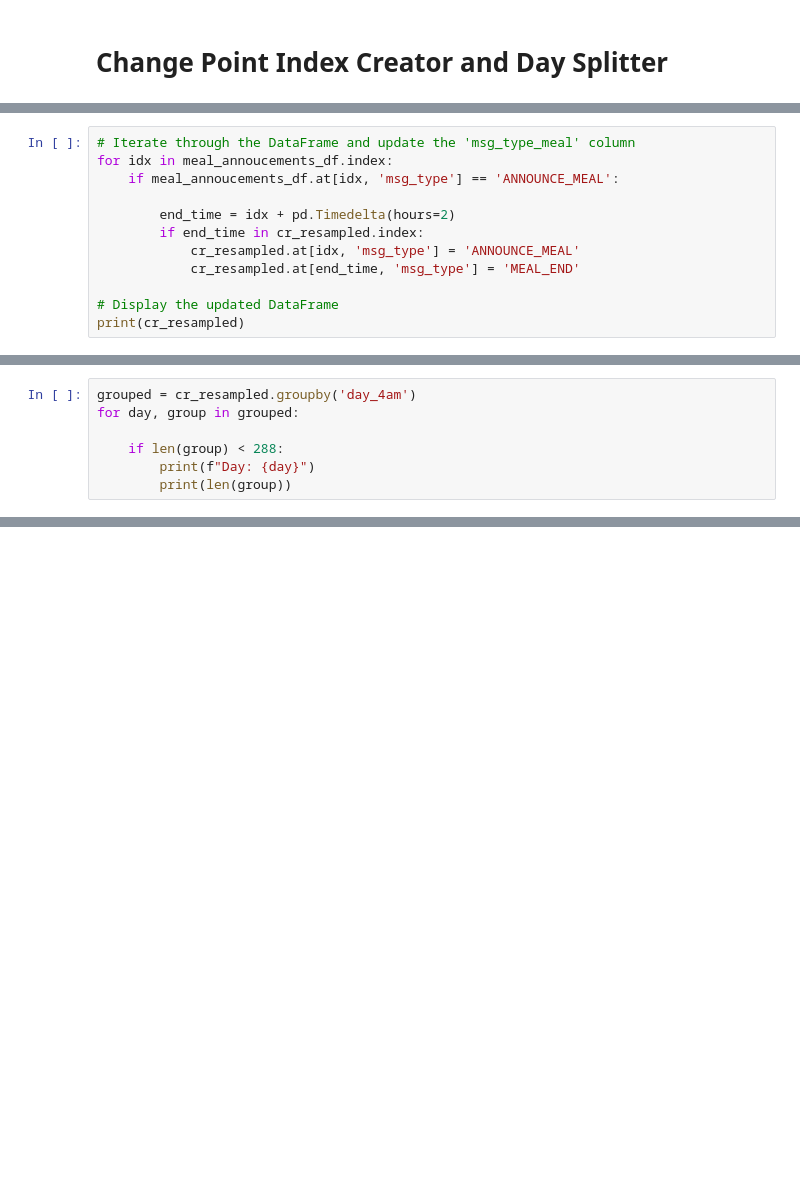
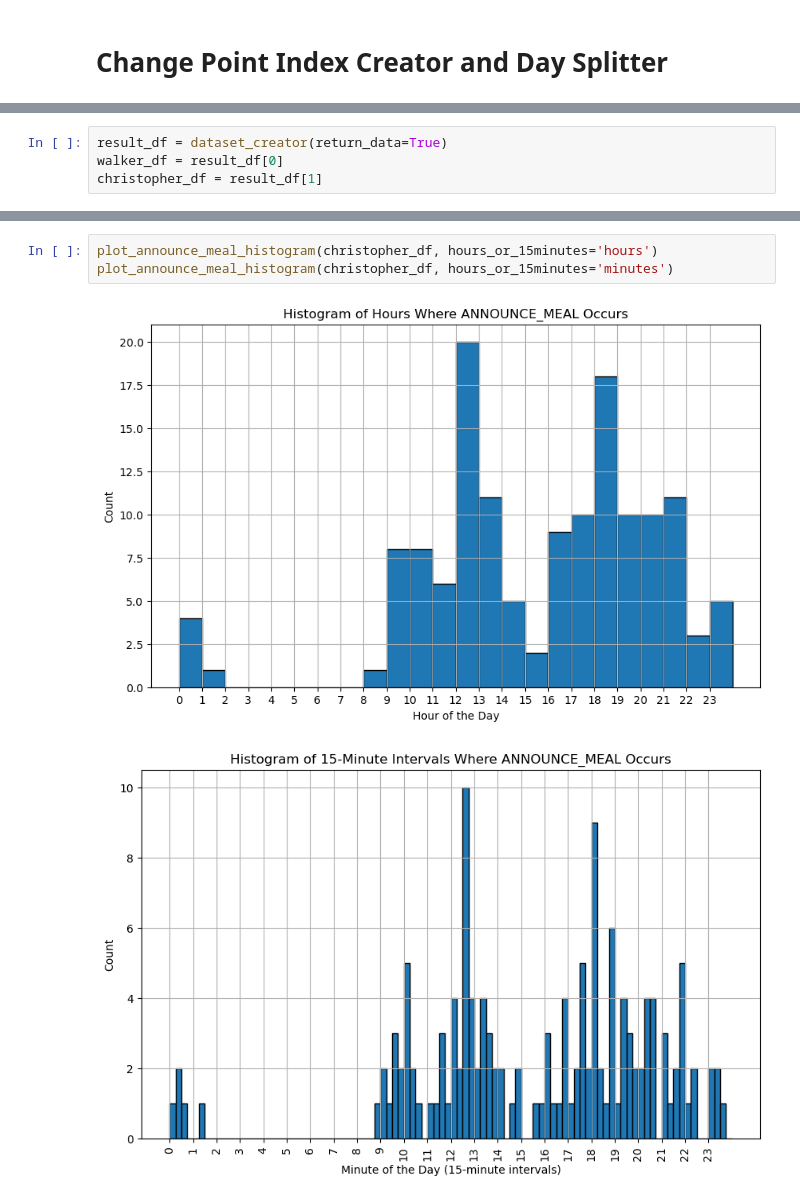
Before and after one commit to RobotPsychologist/bg_control, a Jupyter notebook: 0_meal_identification/meal_identification/notebooks/1.01-cjr-change-point-index-creator.ipynb, the cells around one changed output, grey strips where cells are left out. Cells and saved outputs as stored; diff of their text form; blank space fills up the shorter version.

```diff
--- a/0_meal_identification/meal_identification/notebooks/1.01-cjr-change-point-index-creator.ipynb
+++ b/0_meal_identification/meal_identification/notebooks/1.01-cjr-change-point-index-creator.ipynb
@@ -177,12 +2,0 @@ date
-# %%
-# Iterate through the DataFrame and update the 'msg_type_meal' column
-for idx in meal_annoucements_df.index:
-    if meal_annoucements_df.at[idx, 'msg_type'] == 'ANNOUNCE_MEAL':
-
-        end_time = idx + pd.Timedelta(hours=2)
-        if end_time in cr_resampled.index:
-            cr_resampled.at[idx, 'msg_type'] = 'ANNOUNCE_MEAL'
-            cr_resampled.at[end_time, 'msg_type'] = 'MEAL_END'
-
-# Display the updated DataFrame
-print(cr_resampled)
@@ -249,7 +2,0 @@ cr_resampled = cr_resampled.drop(columns=['affects_fob', 'affects_iob', 'food_gl
-# %%
-grouped = cr_resampled.groupby('day_4am')
-for day, group in grouped:
-
-    if len(group) < 288:
-        print(f"Day: {day}")
-        print(len(group))
@@ -912,0 +302,4 @@ len(df67[df67['msg_type'] == 'ANNOUNCE_MEAL'])
+# %%
+result_df = dataset_creator(return_data=True)
+walker_df = result_df[0]
+christopher_df = result_df[1]
@@ -912,0 +442,6 @@ len(df67[df67['msg_type'] == 'ANNOUNCE_MEAL'])
+# %%
+plot_announce_meal_histogram(christopher_df, hours_or_15minutes='hours')
+plot_announce_meal_histogram(christopher_df, hours_or_15minutes='minutes')
+# %% [output]
+[figure, added]
+[figure, added]
```
Also changed, not shown: parts of 59 cells of this notebook, 10 other files.
